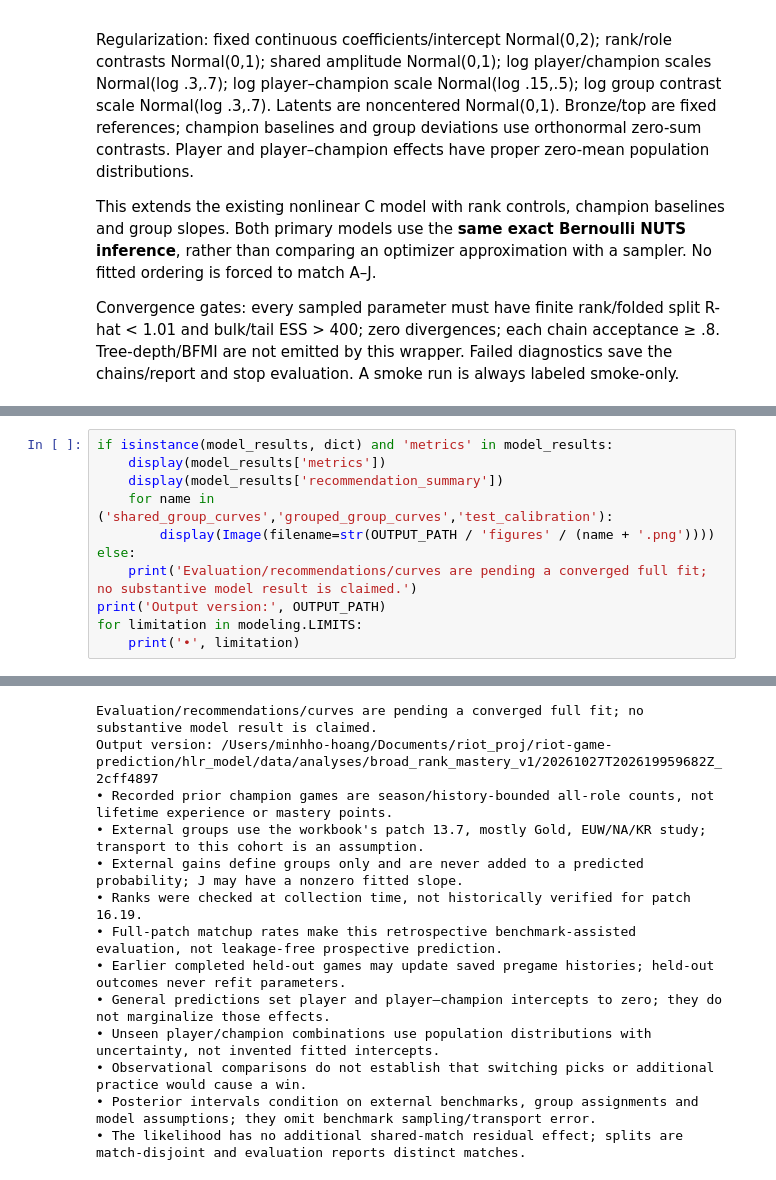
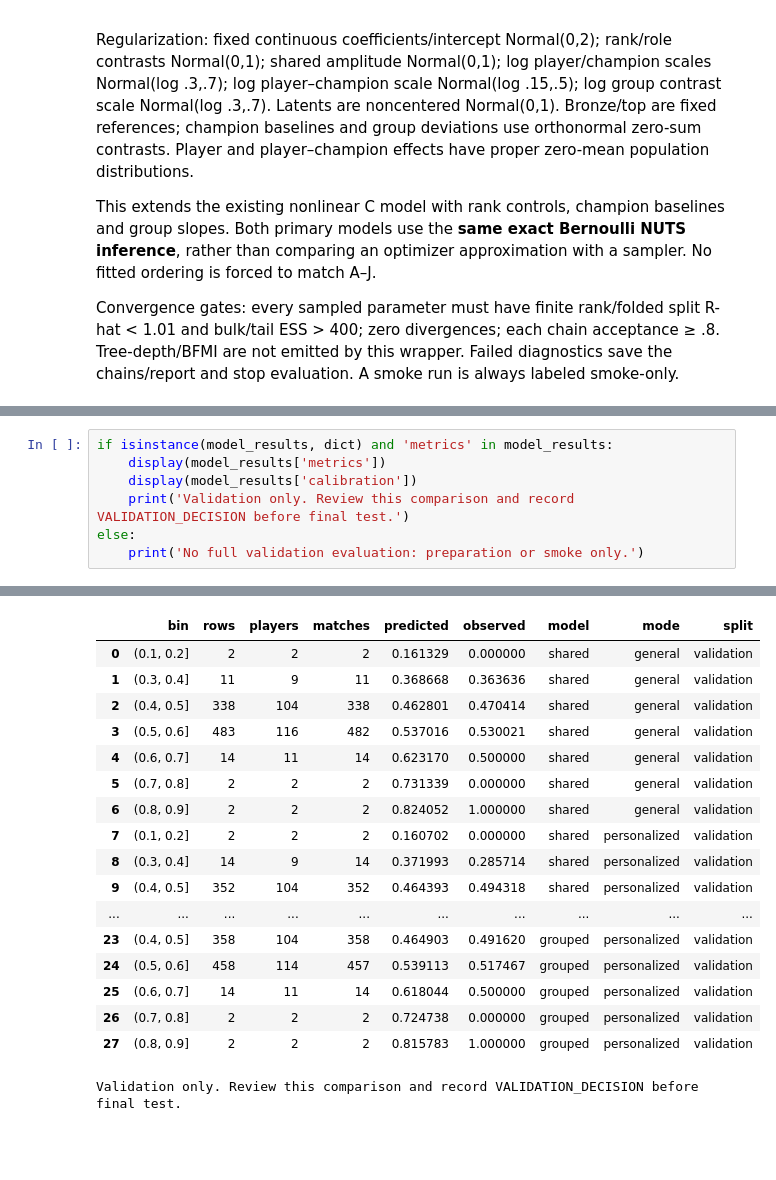
Before and after one commit to minhhohoang/riot-game-prediction, a Jupyter notebook: hlr_model/broad_rank_modeling.ipynb, the cells around one changed output, grey strips where cells are left out. Saved outputs shown, nothing was run; the diff lists cells and outputs as text; blank space fills up the shorter version.

```diff
--- a/hlr_model/broad_rank_modeling.ipynb
+++ b/hlr_model/broad_rank_modeling.ipynb
@@ -157,12 +198,8 @@ None of these comparisons establishes that switching champions would have caused
 # %%
 if isinstance(model_results, dict) and 'metrics' in model_results:
     display(model_results['metrics'])
-    display(model_results['recommendation_summary'])
-    for name in ('shared_group_curves','grouped_group_curves','test_calibration'):
-        display(Image(filename=str(OUTPUT_PATH / 'figures' / (name + '.png'))))
+    display(model_results['calibration'])
+    print('Validation only. Review this comparison and record VALIDATION_DECISION before final test.')
 else:
-    print('Evaluation/recommendations/curves are pending a converged full fit; no substantive model result is claimed.')
-print('Output version:', OUTPUT_PATH)
-for limitation in modeling.LIMITS:
-    print('•', limitation)
+    print('No full validation evaluation: preparation or smoke only.')
 # %% [output]
@@ -169,13 +211,18 @@ for limitation in modeling.LIMITS:
+|  | bin | rows | players | matches | predicted | observed | model | mode | split |
+| 0 | (0.1, 0.2] | 2 | 2 | 2 | 0.161329 | 0.000000 | shared | general | validation |
+| 1 | (0.3, 0.4] | 11 | 9 | 11 | 0.368668 | 0.363636 | shared | general | validation |
+| 2 | (0.4, 0.5] | 338 | 104 | 338 | 0.462801 | 0.470414 | shared | general | validation |
+| 3 | (0.5, 0.6] | 483 | 116 | 482 | 0.537016 | 0.530021 | shared | general | validation |
+| 4 | (0.6, 0.7] | 14 | 11 | 14 | 0.623170 | 0.500000 | shared | general | validation |
+| 5 | (0.7, 0.8] | 2 | 2 | 2 | 0.731339 | 0.000000 | shared | general | validation |
+| 6 | (0.8, 0.9] | 2 | 2 | 2 | 0.824052 | 1.000000 | shared | general | validation |
+| 7 | (0.1, 0.2] | 2 | 2 | 2 | 0.160702 | 0.000000 | shared | personalized | validation |
+| 8 | (0.3, 0.4] | 14 | 9 | 14 | 0.371993 | 0.285714 | shared | personalized | validation |
+| 9 | (0.4, 0.5] | 352 | 104 | 352 | 0.464393 | 0.494318 | shared | personalized | validation |
+| ... | ... | ... | ... | ... | ... | ... | ... | ... | ... |
+| 23 | (0.4, 0.5] | 358 | 104 | 358 | 0.464903 | 0.491620 | grouped | personalized | validation |
+| 24 | (0.5, 0.6] | 458 | 114 | 457 | 0.539113 | 0.517467 | grouped | personalized | validation |
+| 25 | (0.6, 0.7] | 14 | 11 | 14 | 0.618044 | 0.500000 | grouped | personalized | validation |
+| 26 | (0.7, 0.8] | 2 | 2 | 2 | 0.724738 | 0.000000 | grouped | personalized | validation |
+| 27 | (0.8, 0.9] | 2 | 2 | 2 | 0.815783 | 1.000000 | grouped | personalized | validation |
-Evaluation/recommendations/curves are pending a converged full fit; no substantive model result is claimed.
-Output version: /Users/minhho-hoang/Documents/riot_proj/riot-game-prediction/hlr_model/data/analyses/broad_rank_mastery_v1/20261027T202619959682Z_2cff4897
-• Recorded prior champion games are season/history-bounded all-role counts, not lifetime experience or mastery points.
-• External groups use the workbook's patch 13.7, mostly Gold, EUW/NA/KR study; transport to this cohort is an assumption.
-• External gains define groups only and are never added to a predicted probability; J may have a nonzero fitted slope.
-• Ranks were checked at collection time, not historically verified for patch 16.19.
-• Full-patch matchup rates make this retrospective benchmark-assisted evaluation, not leakage-free prospective prediction.
-• Earlier completed held-out games may update saved pregame histories; held-out outcomes never refit parameters.
-• General predictions set player and player–champion intercepts to zero; they do not marginalize those effects.
-• Unseen player/champion combinations use population distributions with uncertainty, not invented fitted intercepts.
-• Observational comparisons do not establish that switching picks or additional practice would cause a win.
-• Posterior intervals condition on external benchmarks, group assignments and model assumptions; they omit benchmark sampling/transport error.
-• The likelihood has no additional shared-match residual effect; splits are match-disjoint and evaluation reports distinct matches.
+Validation only. Review this comparison and record VALIDATION_DECISION before final test.
```
Also changed, not shown: parts of 23 cells of this notebook, 5 other files.
